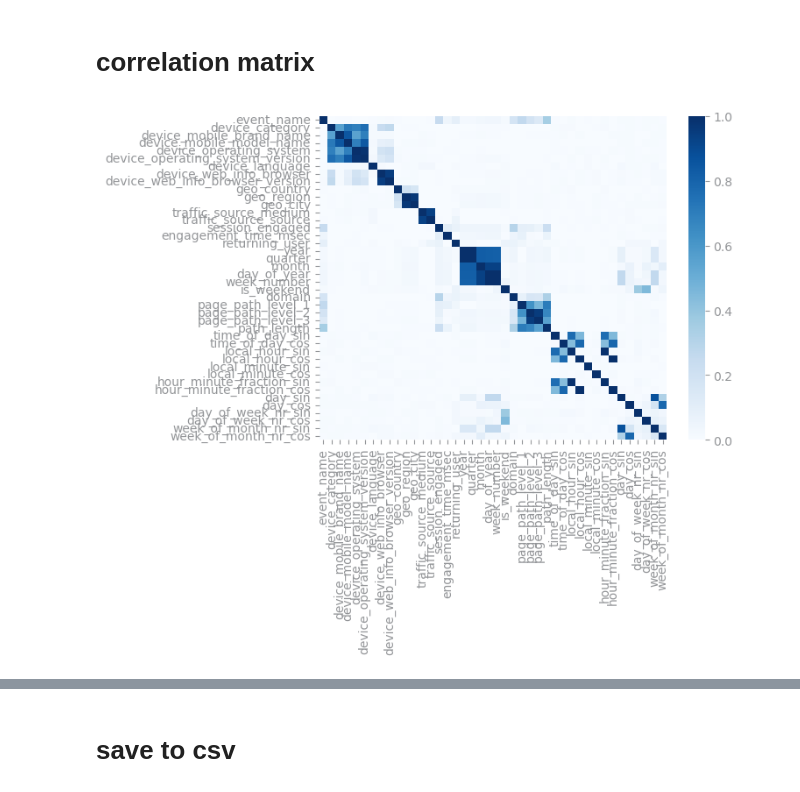
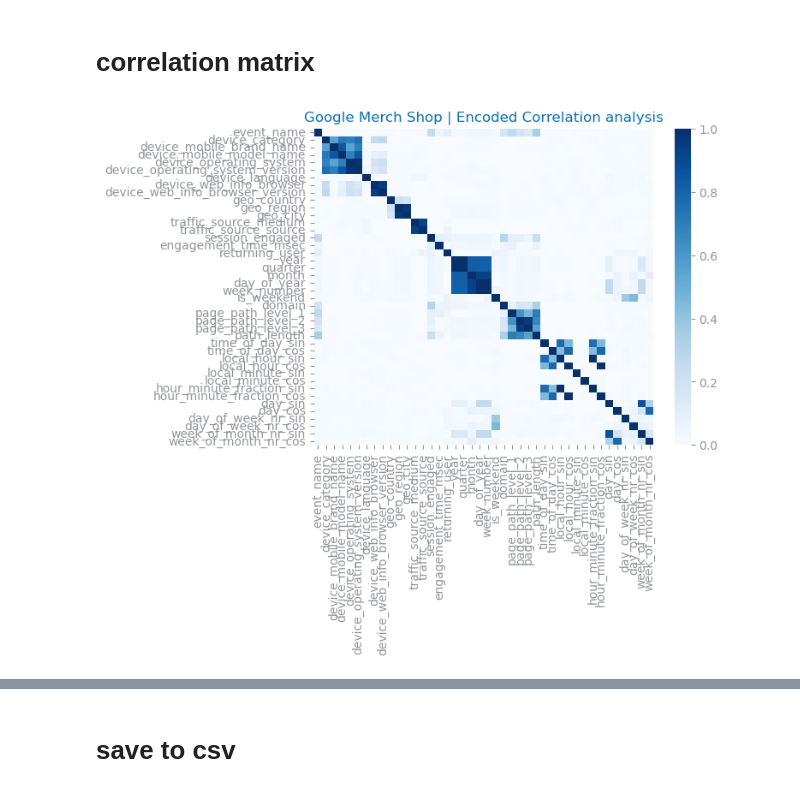
Before and after one commit to jvanalytics/ist_dash_2024_rec, a Jupyter notebook: notebooks/google_merch_store/2_ga4_merch_encoding.ipynb, the cells around one changed output, grey strips where cells are left out. Drawn from its saved outputs; the diff is of its cells as text; code cells hidden in the pictures.

```diff
--- a/notebooks/google_merch_store/2_ga4_merch_encoding.ipynb
+++ b/notebooks/google_merch_store/2_ga4_merch_encoding.ipynb
@@ -646,27 +646,31 @@ data_enc = data_enc.drop(['local_hour', 'local_minute', 'hour_minute_fraction','
 # %%
 from seaborn import heatmap
 from dslabs_functions import get_variable_types
-from matplotlib.pyplot import figure, subplots, savefig, show
+from matplotlib.pyplot import figure, subplots, savefig, show, title
 
 
 # variables_types: dict[str, list] = get_variable_types(data_enc)
 # numeric: list[str] = variables_types["numeric"]
 corr_mtx: DataFrame = data_enc.corr().abs()
 
 figure()
 heatmap(
     abs(corr_mtx),
     xticklabels=data_enc.columns,
     yticklabels=data_enc.columns,
     annot=False,
     cmap="Blues",
     vmin=0,
     vmax=1,
 )
+
+title(f'{file_tag} | Encoded Correlation analysis')
+
+
 savefig(f"images/{file_tag}_enc_correlation_analysis.png")
 show()
 # %% [output]
-[figure, old version]
+[figure, new version]
 # %%
 data_enc.info()
 # %% [output]
```
Also changed, not shown: parts of 3 cells of this notebook, 10 other files.
